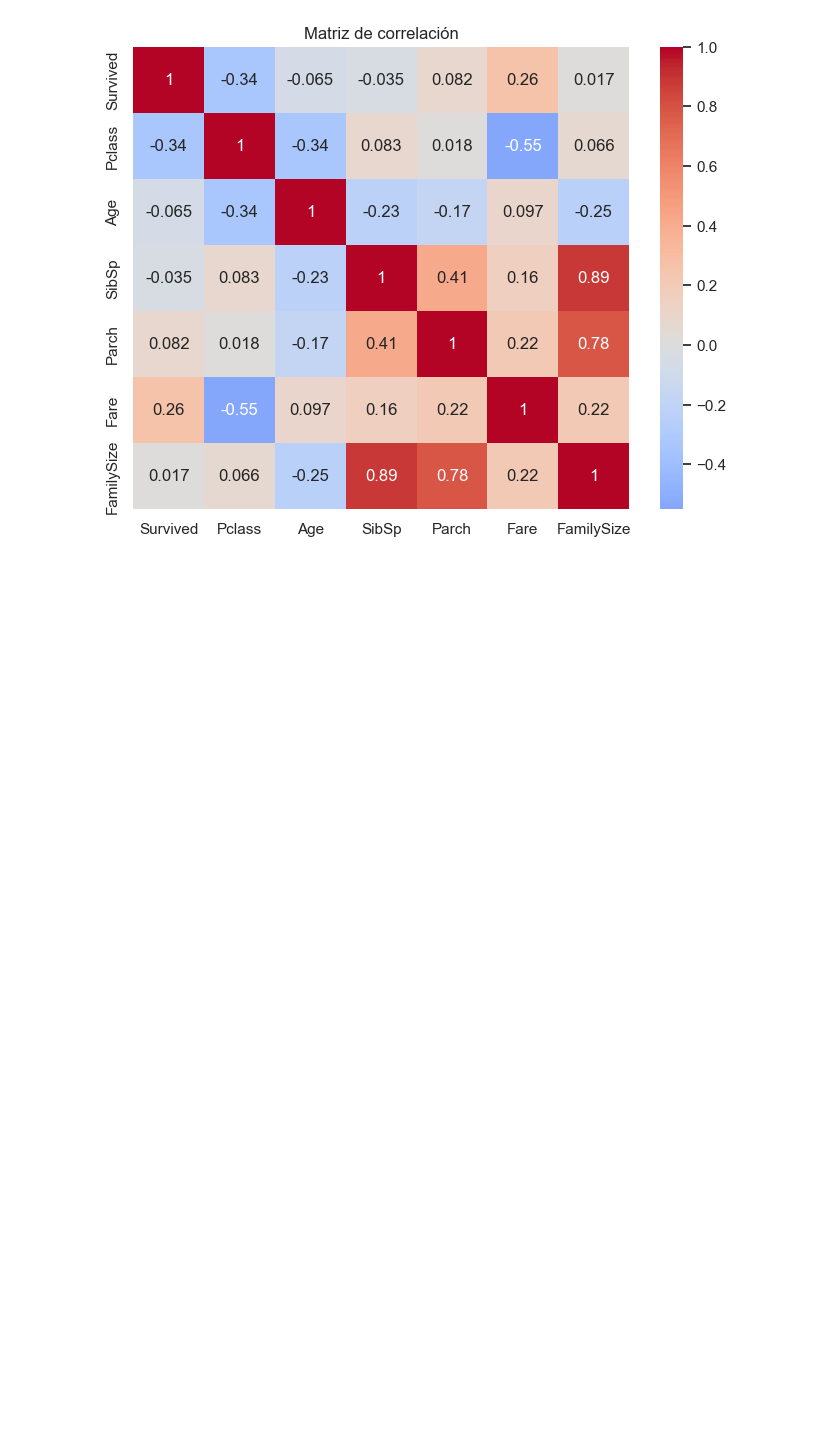
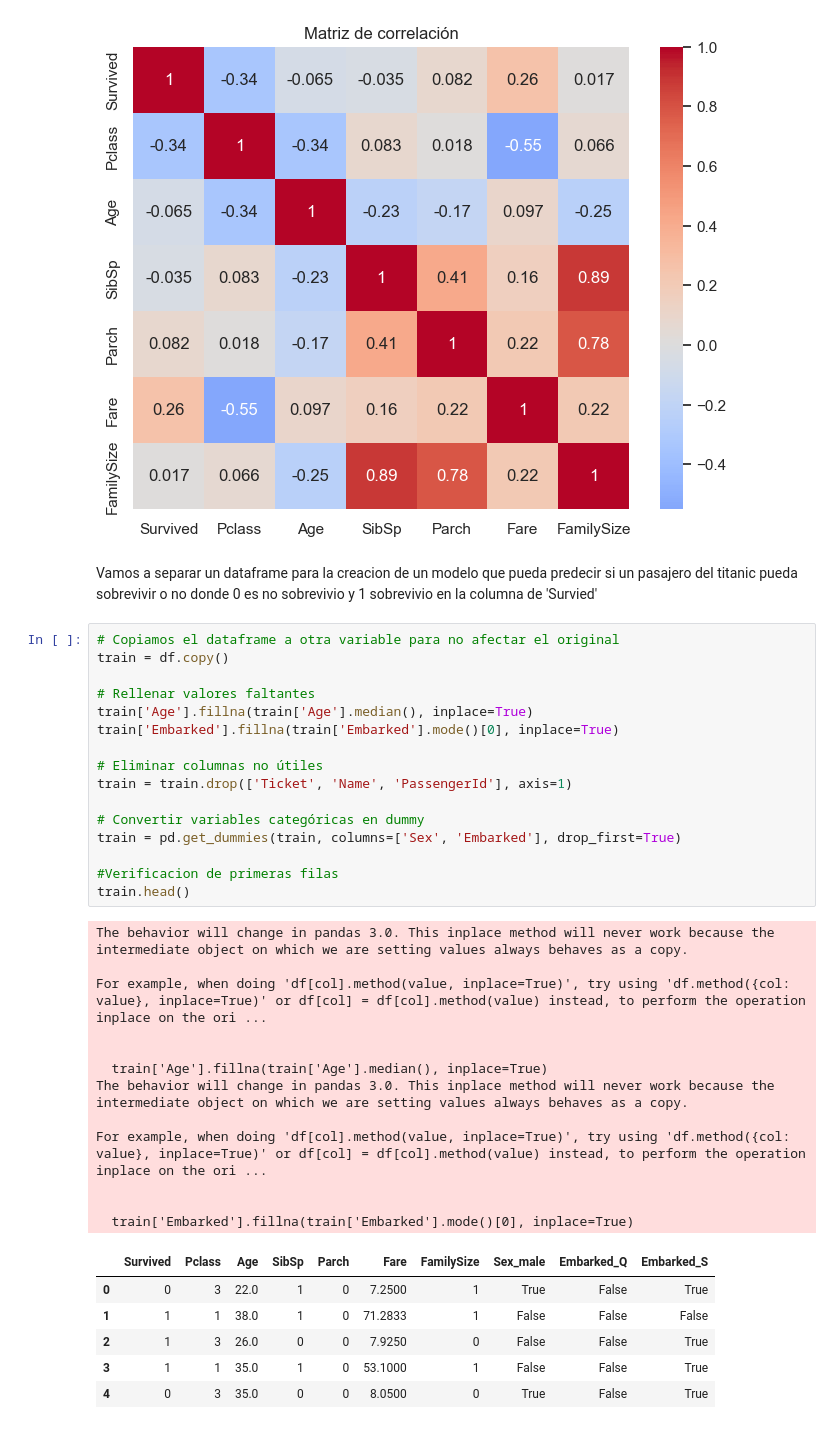
Before and after one commit to DanMar2004/Proyecto_dataset_Titanic, a Jupyter notebook: Titanic_EDA.ipynb, the cells around one changed output. Saved outputs shown, nothing was run; the diff lists cells and outputs as text; blank space fills up the shorter version.

```diff
--- a/Titanic_EDA.ipynb
+++ b/Titanic_EDA.ipynb
@@ -166,3 +172,40 @@ plt.title('Matriz de correlación')
 plt.show()
 # %% [output]
 [figure]
+# %% [markdown]
+Vamos a separar un dataframe para la creacion de un modelo que pueda predecir si un pasajero del titanic pueda sobrevivir o no donde 0 es no sobrevivio y 1 sobrevivio en la columna de 'Survied'
+# %%
+# Copiamos el dataframe a otra variable para no afectar el original
+train = df.copy()
+
+# Rellenar valores faltantes
+train['Age'].fillna(train['Age'].median(), inplace=True)
+train['Embarked'].fillna(train['Embarked'].mode()[0], inplace=True)
+
+# Eliminar columnas no útiles
+train = train.drop(['Ticket', 'Name', 'PassengerId'], axis=1)
+
+# Convertir variables categóricas en dummy
+train = pd.get_dummies(train, columns=['Sex', 'Embarked'], drop_first=True)
+
+#Verificacion de primeras filas
+train.head()
+# %% [output]
+The behavior will change in pandas 3.0. This inplace method will never work because the intermediate object on which we are setting values always behaves as a copy.
+
+For example, when doing 'df[col].method(value, inplace=True)', try using 'df.method({col: value}, inplace=True)' or df[col] = df[col].method(value) instead, to perform the operation inplace on the ori ...
+
+
+  train['Age'].fillna(train['Age'].median(), inplace=True)
+The behavior will change in pandas 3.0. This inplace method will never work because the intermediate object on which we are setting values always behaves as a copy.
+
+For example, when doing 'df[col].method(value, inplace=True)', try using 'df.method({col: value}, inplace=True)' or df[col] = df[col].method(value) instead, to perform the operation inplace on the ori ...
+
+
+  train['Embarked'].fillna(train['Embarked'].mode()[0], inplace=True)
+|  | Survived | Pclass | Age | SibSp | Parch | Fare | FamilySize | Sex_male | Embarked_Q | Embarked_S |
+| 0 | 0 | 3 | 22.0 | 1 | 0 | 7.2500 | 1 | True | False | True |
+| 1 | 1 | 1 | 38.0 | 1 | 0 | 71.2833 | 1 | False | False | False |
+| 2 | 1 | 3 | 26.0 | 0 | 0 | 7.9250 | 0 | False | False | True |
+| 3 | 1 | 1 | 35.0 | 1 | 0 | 53.1000 | 1 | False | False | True |
+| 4 | 0 | 3 | 35.0 | 0 | 0 | 8.0500 | 0 | True | False | True |
```
Also changed, not shown: parts of 19 cells of this notebook.
